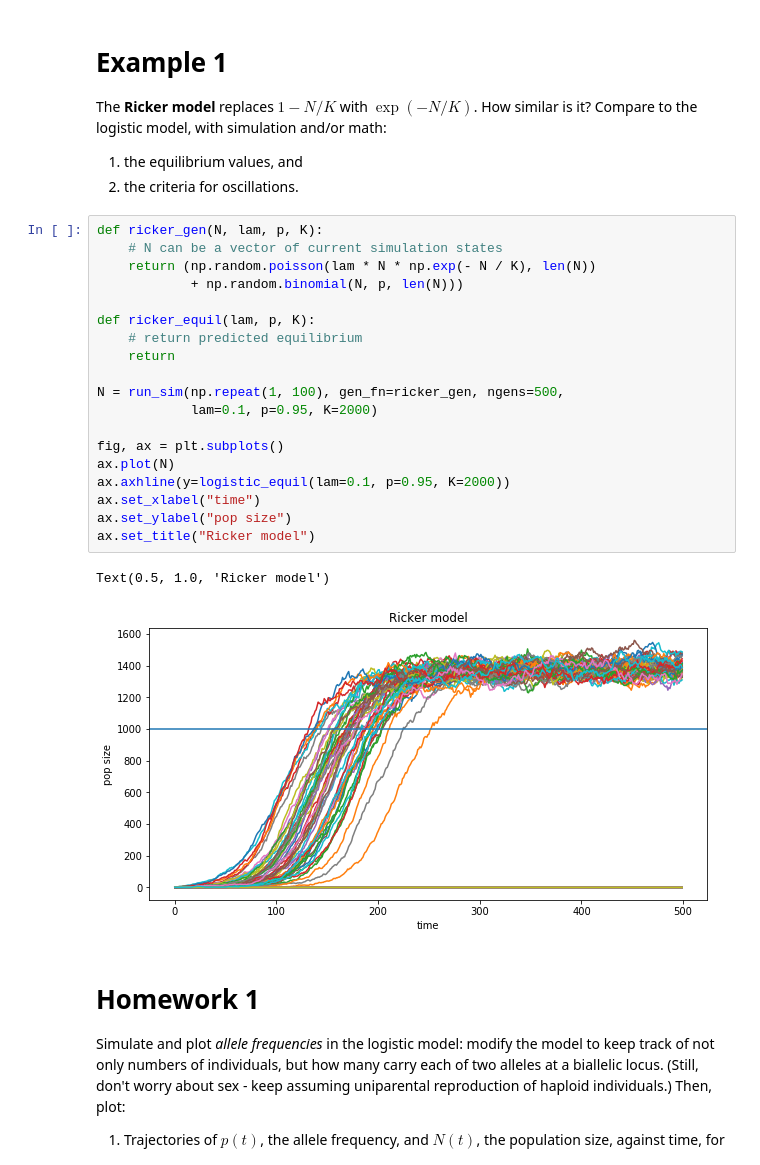
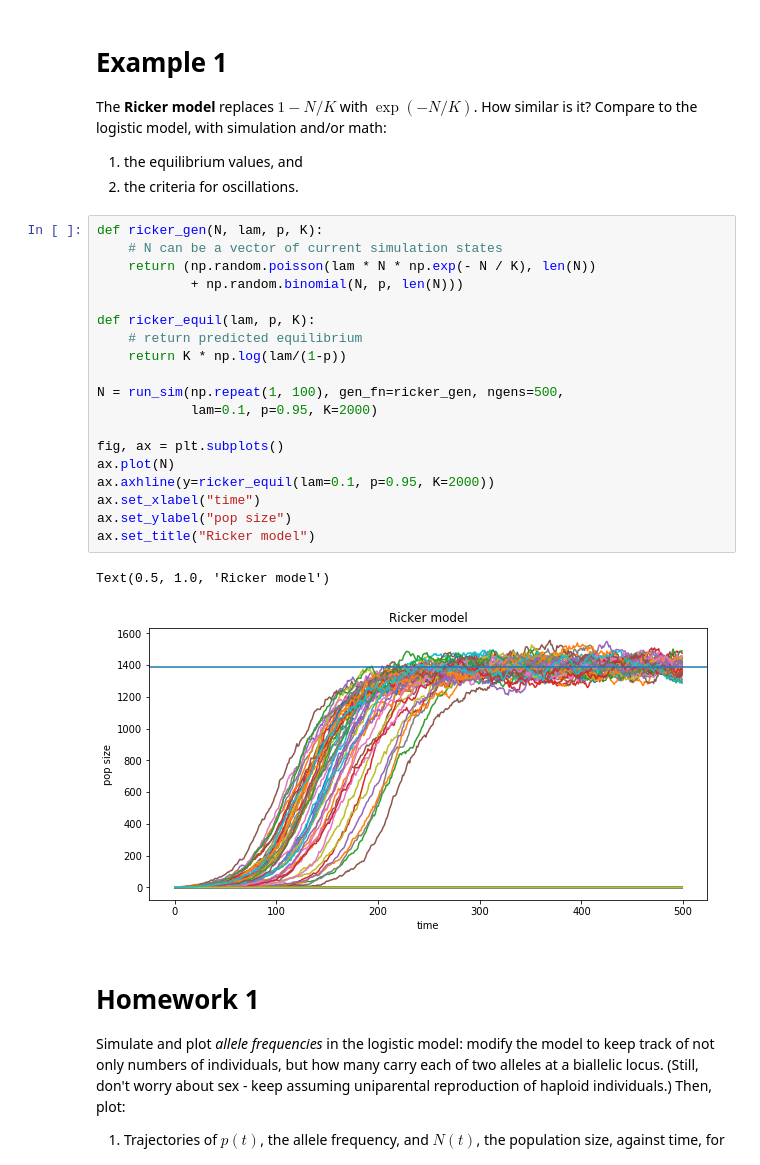
Before and after one commit to petrelharp/popbio, a Jupyter notebook: notebooks/individual_models.ipynb, the cells around one changed output. Saved outputs shown, nothing was run; the diff lists cells and outputs as text.

```diff
--- a/notebooks/individual_models.ipynb
+++ b/notebooks/individual_models.ipynb
@@ -278,25 +278,25 @@ How similar is it? Compare to the logistic model, with simulation and/or math:
 # %%
 def ricker_gen(N, lam, p, K):
     # N can be a vector of current simulation states
     return (np.random.poisson(lam * N * np.exp(- N / K), len(N))
             + np.random.binomial(N, p, len(N)))
 
 def ricker_equil(lam, p, K):
     # return predicted equilibrium
-    return
+    return K * np.log(lam/(1-p))
 
 N = run_sim(np.repeat(1, 100), gen_fn=ricker_gen, ngens=500,
             lam=0.1, p=0.95, K=2000)
 
 fig, ax = plt.subplots()
 ax.plot(N)
-ax.axhline(y=logistic_equil(lam=0.1, p=0.95, K=2000))
+ax.axhline(y=ricker_equil(lam=0.1, p=0.95, K=2000))
 ax.set_xlabel("time")
 ax.set_ylabel("pop size")
 ax.set_title("Ricker model")
 # %% [output]
 Text(0.5, 1.0, 'Ricker model')
-[figure, old version]
+[figure, new version]
 # %% [markdown]
 # Homework 1
 
```
Also changed, not shown: parts of 3 cells of this notebook.
